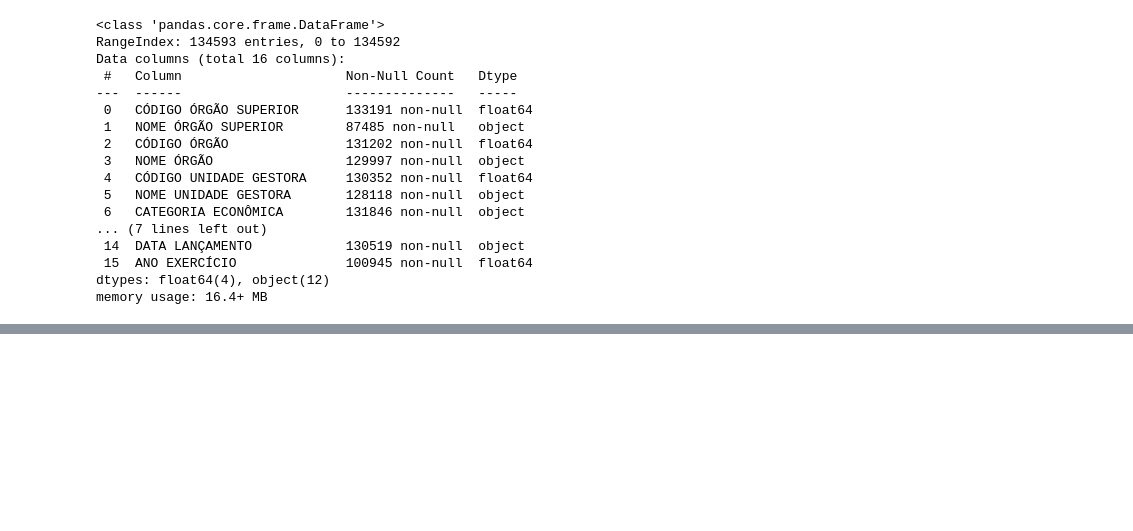
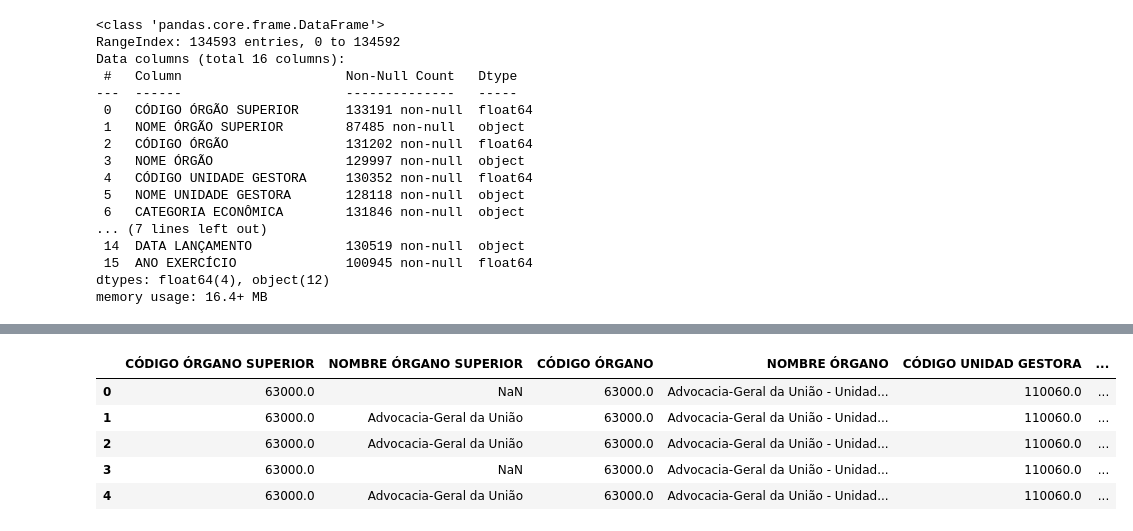
Before and after one commit to Rcm89/Proyecto2-EDA-Ingresos-Publicos-Brasil, a Jupyter notebook: notebooks/notebook_archivos.ipynb, the cells around one changed output, grey strips where cells are left out. Saved outputs shown, nothing was run; the diff lists cells and outputs as text; code cells hidden in the pictures; blank space fills up the shorter version.

```diff
--- a/notebooks/notebook_archivos.ipynb
+++ b/notebooks/notebook_archivos.ipynb
@@ -405,0 +456,31 @@ UnicodeDecodeError: 'utf-8' codec can't decode byte 0xc7 in position 14: invalid
+# %%
+# Diccionario con las traducciones de los nombres de las columnas
+columnas_traducidas = {
+    'CÓDIGO ÓRGÃO SUPERIOR': 'CÓDIGO ÓRGANO SUPERIOR',
+    'NOME ÓRGÃO SUPERIOR': 'NOMBRE ÓRGANO SUPERIOR',
+    'CÓDIGO ÓRGÃO': 'CÓDIGO ÓRGANO',
+    'NOME ÓRGÃO': 'NOMBRE ÓRGANO',
+    'CÓDIGO UNIDADE GESTORA': 'CÓDIGO UNIDAD GESTORA',
+    'NOME UNIDADE GESTORA': 'NOMBRE UNIDAD GESTORA',
+    'CATEGORIA ECONÔMICA': 'CATEGORÍA ECONÓMICA',
+    'ORIGEM RECEITA': 'ORIGEN DE INGRESO',
+    'ESPÉCIE RECEITA': 'TIPO DE INGRESO',
+    'DETALHAMENTO': 'DETALLE',
+    'VALOR PREVISTO ATUALIZADO': 'VALOR PREVISTO ACTUALIZADO',
+    'VALOR LANÇADO': 'VALOR LANZADO',
+    'VALOR REALIZADO': 'VALOR REALIZADO',
+    'PERCENTUAL REALIZADO': 'PORCENTAJE REALIZADO',
+    'DATA LANÇAMENTO': 'FECHA DE LANZAMIENTO',
+    'ANO EXERCÍCIO': 'AÑO EJERCICIO'
+}
+
+# Aplicar la traducción a los nombres de las columnas
+dfs_concatenados.rename(columns=columnas_traducidas, inplace=True)
+dfs_concatenados.head()
+# %% [output]
+|  | CÓDIGO ÓRGANO SUPERIOR | NOMBRE ÓRGANO SUPERIOR | CÓDIGO ÓRGANO | NOMBRE ÓRGANO | CÓDIGO UNIDAD GESTORA | ... |
+| 0 | 63000.0 | NaN | 63000.0 | Advocacia-Geral da União - Unidad... | 110060.0 | ... |
+| 1 | 63000.0 | Advocacia-Geral da União | 63000.0 | Advocacia-Geral da União - Unidad... | 110060.0 | ... |
+| 2 | 63000.0 | Advocacia-Geral da União | 63000.0 | Advocacia-Geral da União - Unidad... | 110060.0 | ... |
+| 3 | 63000.0 | NaN | 63000.0 | Advocacia-Geral da União - Unidad... | 110060.0 | ... |
+| 4 | 63000.0 | Advocacia-Geral da União | 63000.0 | Advocacia-Geral da União - Unidad... | 110060.0 | ... |
```
Also changed, not shown: parts of 10 cells of this notebook.
